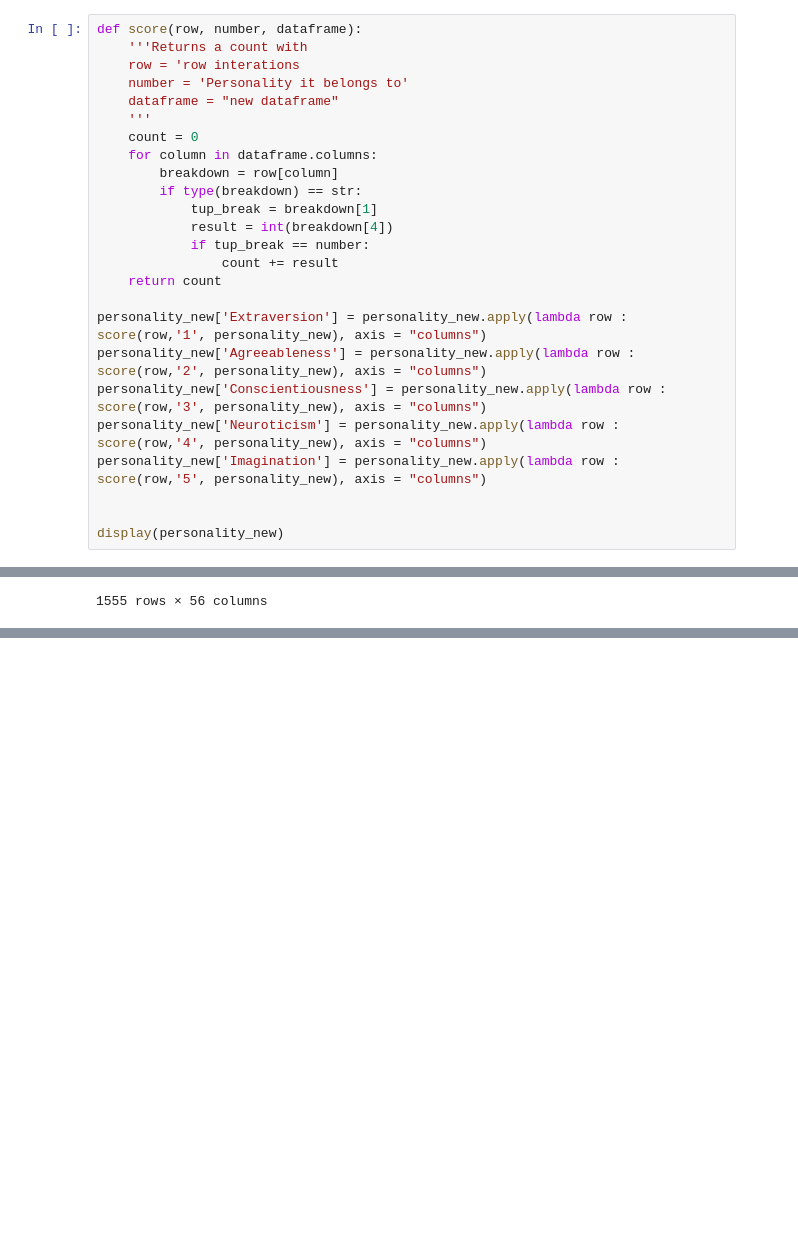
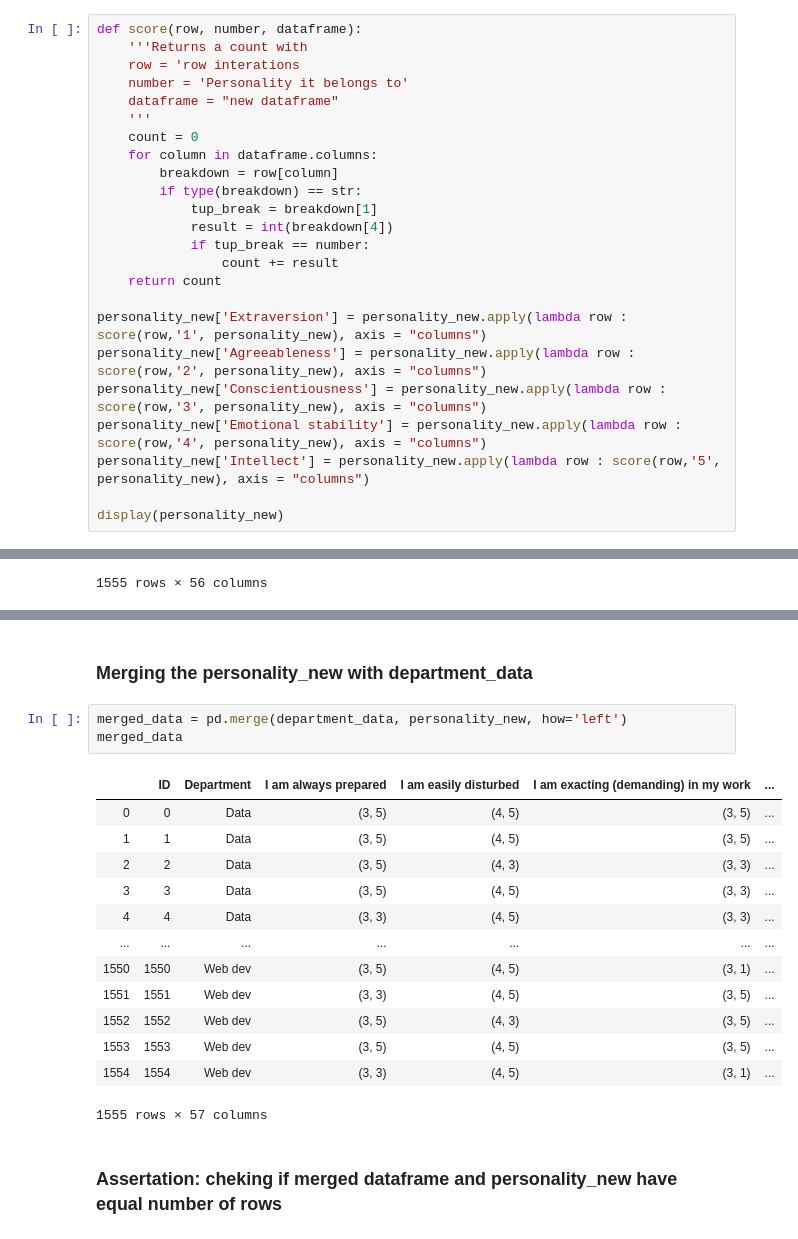
Before and after one commit to KhomotsoT/Data-wrangling, a Jupyter notebook: Data_wrangling.ipynb, the cells around one changed output, grey strips where cells are left out. Saved outputs shown, nothing was run; the diff lists cells and outputs as text; blank space fills up the shorter version.

```diff
--- a/Data_wrangling.ipynb
+++ b/Data_wrangling.ipynb
@@ -77,9 +77,8 @@ def score(row, number, dataframe):
 personality_new['Extraversion'] = personality_new.apply(lambda row : score(row,'1', personality_new), axis = "columns")
 personality_new['Agreeableness'] = personality_new.apply(lambda row : score(row,'2', personality_new), axis = "columns")
 personality_new['Conscientiousness'] = personality_new.apply(lambda row : score(row,'3', personality_new), axis = "columns")
-personality_new['Neuroticism'] = personality_new.apply(lambda row : score(row,'4', personality_new), axis = "columns")
-personality_new['Imagination'] = personality_new.apply(lambda row : score(row,'5', personality_new), axis = "columns")
-
+personality_new['Emotional stability'] = personality_new.apply(lambda row : score(row,'4', personality_new), axis = "columns")
+personality_new['Intellect'] = personality_new.apply(lambda row : score(row,'5', personality_new), axis = "columns")
 
 display(personality_new)
 # %% [output]
@@ -98,0 +111,21 @@ display(personality_new)
+# %% [markdown]
+### Merging the personality_new with department_data
+# %%
+merged_data = pd.merge(department_data, personality_new, how='left')
+merged_data
+# %% [output]
+|  | ID | Department | I am always prepared | I am easily disturbed | I am exacting (demanding) in my work | ... |
+| 0 | 0 | Data | (3, 5) | (4, 5) | (3, 5) | ... |
+| 1 | 1 | Data | (3, 5) | (4, 5) | (3, 5) | ... |
+| 2 | 2 | Data | (3, 5) | (4, 3) | (3, 3) | ... |
+| 3 | 3 | Data | (3, 5) | (4, 5) | (3, 3) | ... |
+| 4 | 4 | Data | (3, 3) | (4, 5) | (3, 3) | ... |
+| ... | ... | ... | ... | ... | ... | ... |
+| 1550 | 1550 | Web dev | (3, 5) | (4, 5) | (3, 1) | ... |
+| 1551 | 1551 | Web dev | (3, 3) | (4, 5) | (3, 5) | ... |
+| 1552 | 1552 | Web dev | (3, 5) | (4, 3) | (3, 5) | ... |
+| 1553 | 1553 | Web dev | (3, 5) | (4, 5) | (3, 5) | ... |
+| 1554 | 1554 | Web dev | (3, 3) | (4, 5) | (3, 1) | ... |
+1555 rows × 57 columns
+# %% [markdown]
+### Assertation: cheking if merged dataframe and personality_new have equal number of rows
```
Also changed, not shown: parts of 11 cells of this notebook.
